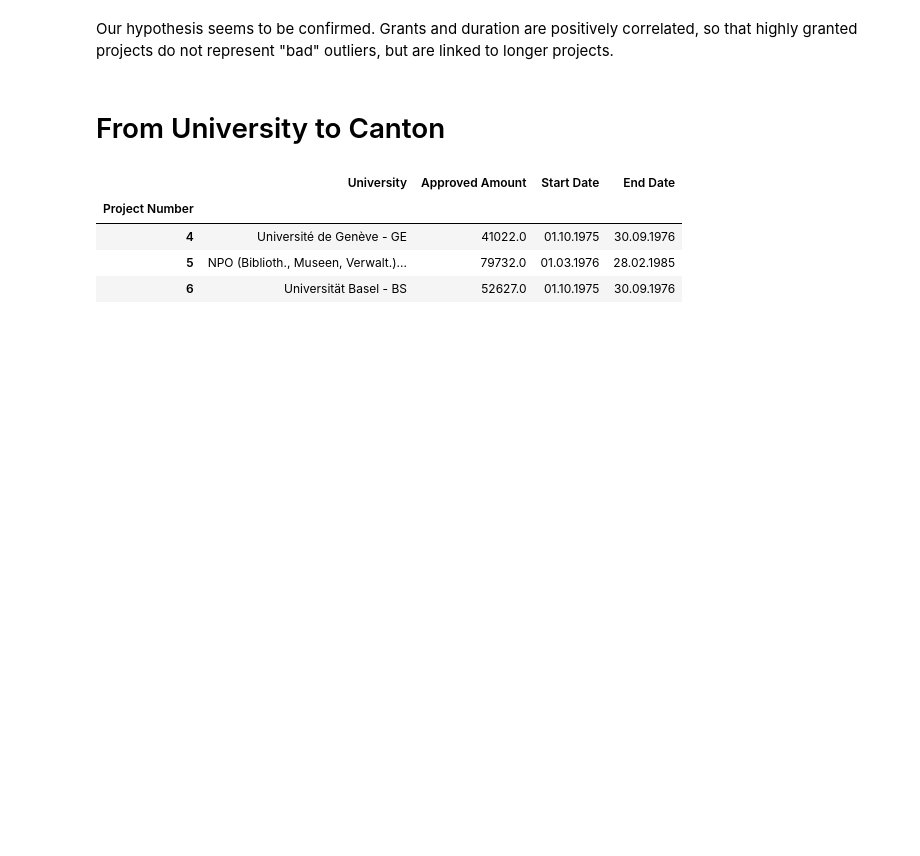
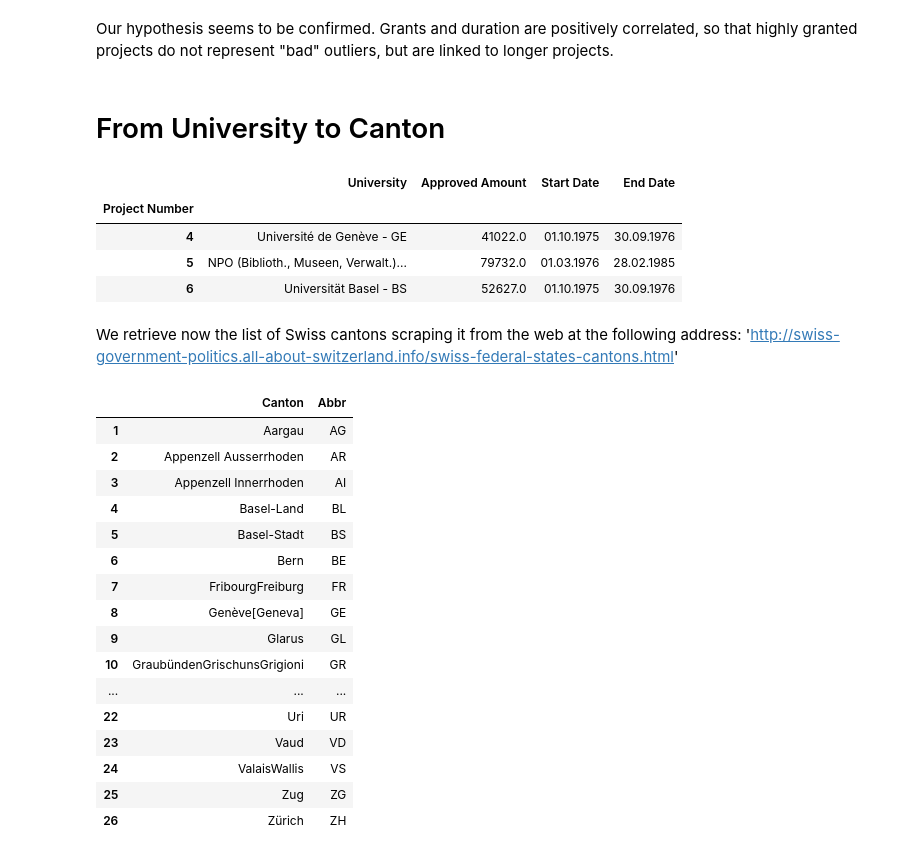
Before and after one commit to Bondzio/ADA_hw2016, a Jupyter notebook: 03 - Interactive Viz/InteractiveVisualization.ipynb, the cells around one changed output. Drawn from its saved outputs; the diff is of its cells as text; code cells hidden in the pictures; blank space fills up the shorter version.

Commit message:
scraped canton names

```diff
--- a/03 - Interactive Viz/InteractiveVisualization.ipynb
+++ b/03 - Interactive Viz/InteractiveVisualization.ipynb
@@ -212,3 +212,35 @@ data.head(3)
 | 6 | Universität Basel - BS | 52627.0 | 01.10.1975 | 30.09.1976 |
 # %%
 universities = data.University.unique()
+# %% [markdown]
+We retrieve now the list of Swiss cantons scraping it from the web at the following address: 'http://swiss-government-politics.all-about-switzerland.info/swiss-federal-states-cantons.html'
+# %%
+import requests
+url = 'http://swiss-government-politics.all-about-switzerland.info/swiss-federal-states-cantons.html'
+r = requests.get(url)
+cantons = pd.read_html(r.text)
+cantons = cantons[3]
+cantons.columns = cantons.loc[0]
+cantons = cantons.drop(0,axis=0)
+cantons = cantons[['Name of Canton', 'Abbr']]
+cantons = cantons.drop(27,axis=0)
+cantons.columns = ['Canton','Abbr']
+cantons
+# %% [output]
+|  | Canton | Abbr |
+| 1 | Aargau | AG |
+| 2 | Appenzell Ausserrhoden | AR |
+| 3 | Appenzell Innerrhoden | AI |
+| 4 | Basel-Land | BL |
+| 5 | Basel-Stadt | BS |
+| 6 | Bern | BE |
+| 7 | FribourgFreiburg | FR |
+| 8 | Genève[Geneva] | GE |
+| 9 | Glarus | GL |
+| 10 | GraubündenGrischunsGrigioni | GR |
+| ... | ... | ... |
+| 22 | Uri | UR |
+| 23 | Vaud | VD |
+| 24 | ValaisWallis | VS |
+| 25 | Zug | ZG |
+| 26 | Zürich | ZH |
```
